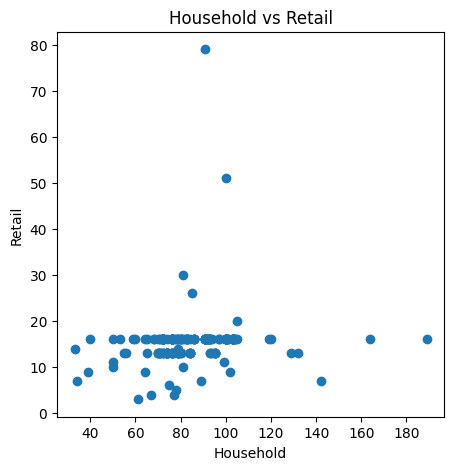
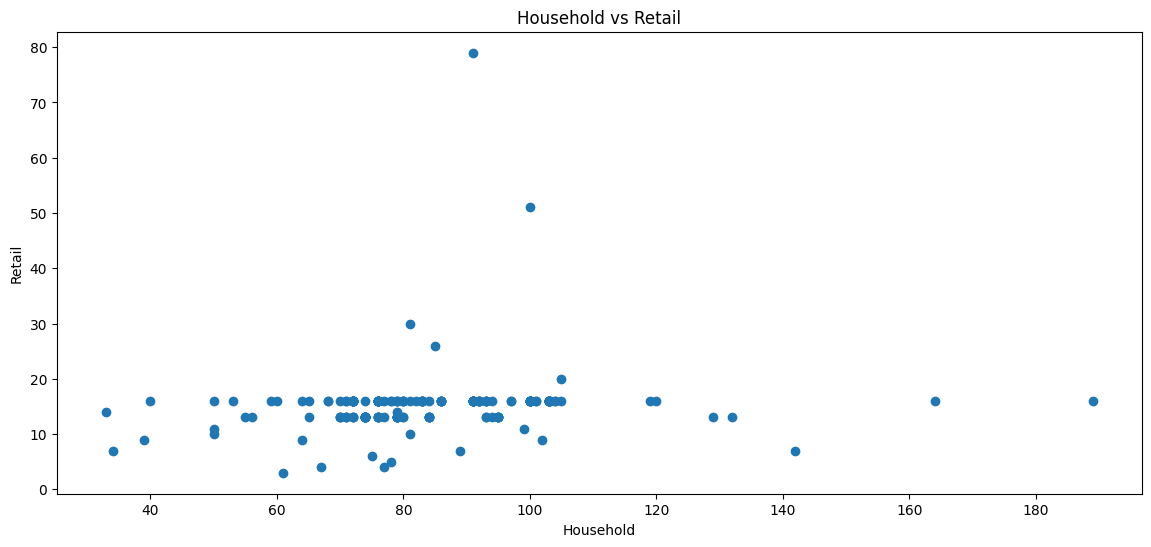
Unified diff of the notebook cell whose output changed from the first chart to the second:
--- before
+++ after
@@ -1,4 +1,4 @@
 #Existe-t-il une relation entre le gaspillage domestique et le gaspillage dans les commerces ?
-plt.figure(figsize=(8,6))
+plt.figure(figsize=(14, 6))
 
 plt.scatter(

Commit: Analyse Exploratoire des Données